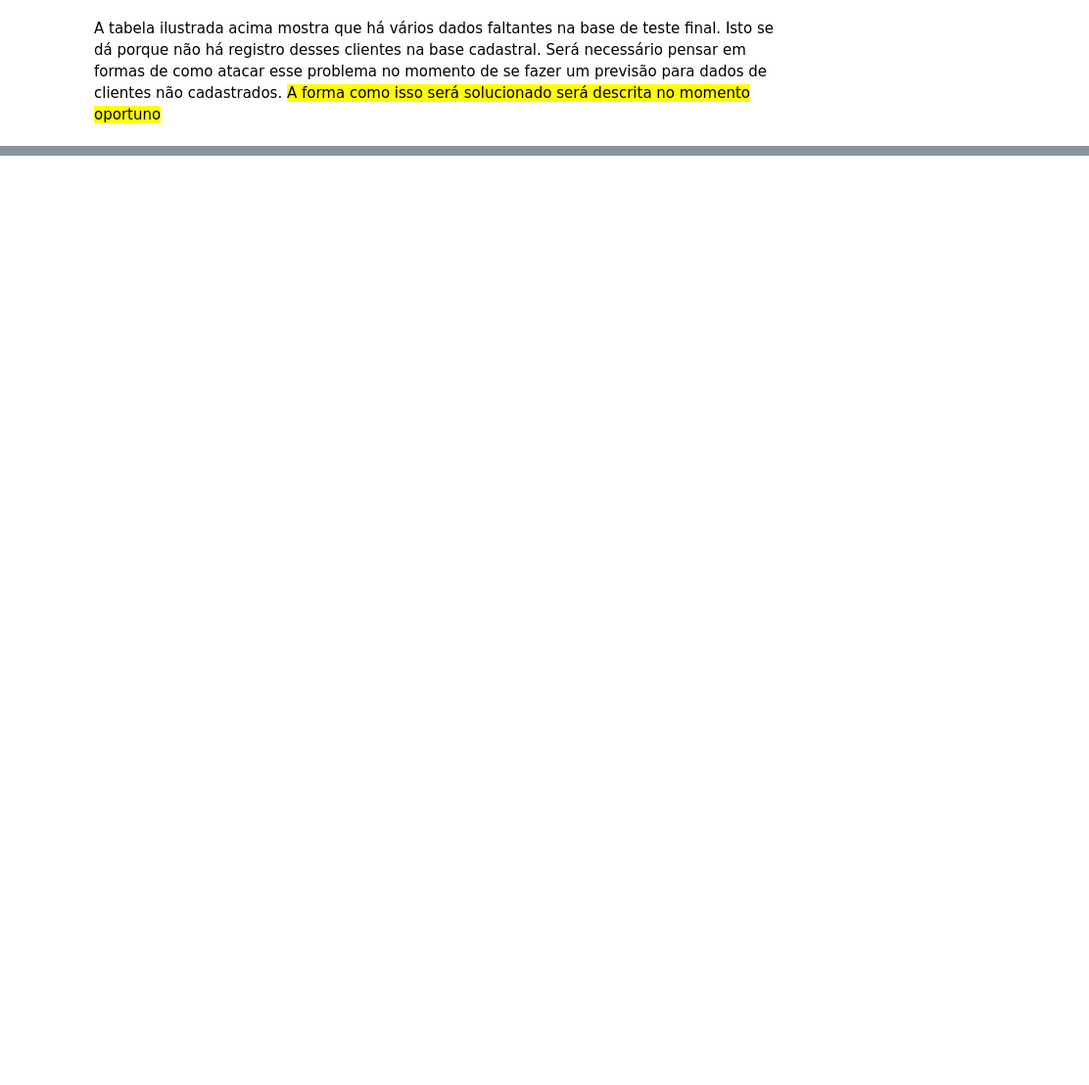
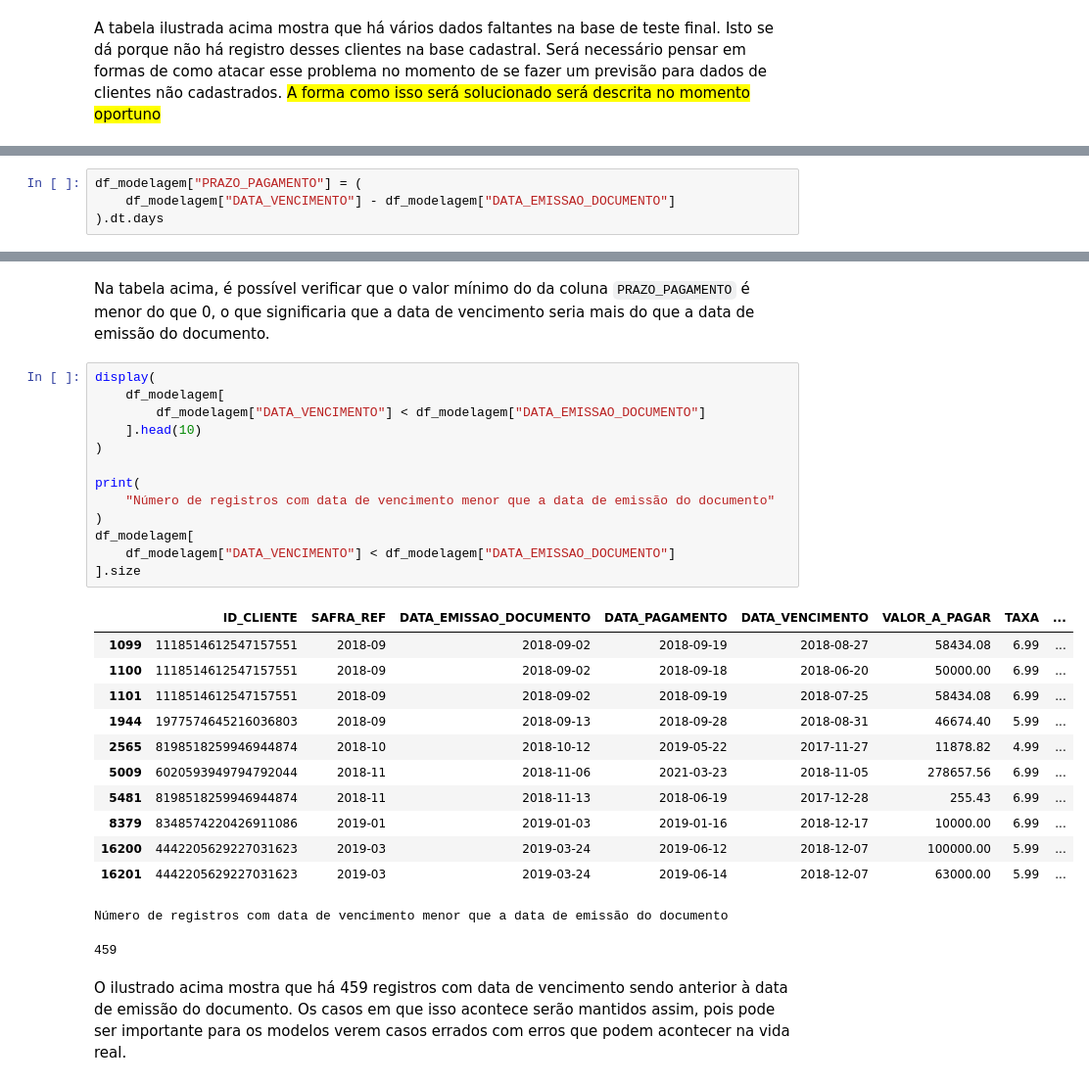
Before and after one commit to gupaulasan/credit-score, a Jupyter notebook: notebooks/credit_score.ipynb, the cells around one changed output, grey strips where cells are left out. Shown: that part at 98% size. Saved outputs shown, nothing was run; the diff lists cells and outputs as text; blank space fills up the shorter version.

```diff
--- a/notebooks/credit_score.ipynb
+++ b/notebooks/credit_score.ipynb
@@ -543,0 +594,4 @@ A tabela ilustrada acima mostra que há vários dados faltantes na base de teste
+# %%
+df_modelagem["PRAZO_PAGAMENTO"] = (
+    df_modelagem["DATA_VENCIMENTO"] - df_modelagem["DATA_EMISSAO_DOCUMENTO"]
+).dt.days
@@ -543,0 +613,31 @@ A tabela ilustrada acima mostra que há vários dados faltantes na base de teste
+# %% [markdown]
+Na tabela acima, é possível verificar que o valor mínimo do da coluna `PRAZO_PAGAMENTO` é menor do que 0, o que significaria que a data de vencimento seria mais do que a data de emissão do documento.
+# %%
+display(
+    df_modelagem[
+        df_modelagem["DATA_VENCIMENTO"] < df_modelagem["DATA_EMISSAO_DOCUMENTO"]
+    ].head(10)
+)
+
+print(
+    "Número de registros com data de vencimento menor que a data de emissão do documento"
+)
+df_modelagem[
+    df_modelagem["DATA_VENCIMENTO"] < df_modelagem["DATA_EMISSAO_DOCUMENTO"]
+].size
+# %% [output]
+|  | ID_CLIENTE | SAFRA_REF | DATA_EMISSAO_DOCUMENTO | DATA_PAGAMENTO | DATA_VENCIMENTO | VALOR_A_PAGAR | TAXA | ... |
+| 1099 | 1118514612547157551 | 2018-09 | 2018-09-02 | 2018-09-19 | 2018-08-27 | 58434.08 | 6.99 | ... |
+| 1100 | 1118514612547157551 | 2018-09 | 2018-09-02 | 2018-09-18 | 2018-06-20 | 50000.00 | 6.99 | ... |
+| 1101 | 1118514612547157551 | 2018-09 | 2018-09-02 | 2018-09-19 | 2018-07-25 | 58434.08 | 6.99 | ... |
+| 1944 | 1977574645216036803 | 2018-09 | 2018-09-13 | 2018-09-28 | 2018-08-31 | 46674.40 | 5.99 | ... |
+| 2565 | 8198518259946944874 | 2018-10 | 2018-10-12 | 2019-05-22 | 2017-11-27 | 11878.82 | 4.99 | ... |
+| 5009 | 6020593949794792044 | 2018-11 | 2018-11-06 | 2021-03-23 | 2018-11-05 | 278657.56 | 6.99 | ... |
+| 5481 | 8198518259946944874 | 2018-11 | 2018-11-13 | 2018-06-19 | 2017-12-28 | 255.43 | 6.99 | ... |
+| 8379 | 8348574220426911086 | 2019-01 | 2019-01-03 | 2019-01-16 | 2018-12-17 | 10000.00 | 6.99 | ... |
+| 16200 | 4442205629227031623 | 2019-03 | 2019-03-24 | 2019-06-12 | 2018-12-07 | 100000.00 | 5.99 | ... |
+| 16201 | 4442205629227031623 | 2019-03 | 2019-03-24 | 2019-06-14 | 2018-12-07 | 63000.00 | 5.99 | ... |
+Número de registros com data de vencimento menor que a data de emissão do documento
+459
+# %% [markdown]
+O ilustrado acima mostra que há 459 registros com data de vencimento sendo anterior à data de emissão do documento. Os casos em que isso acontece serão mantidos assim, pois pode ser importante para os modelos verem casos errados com erros que podem acontecer na vida real.
```
Also changed, not shown: parts of 15 cells of this notebook.
